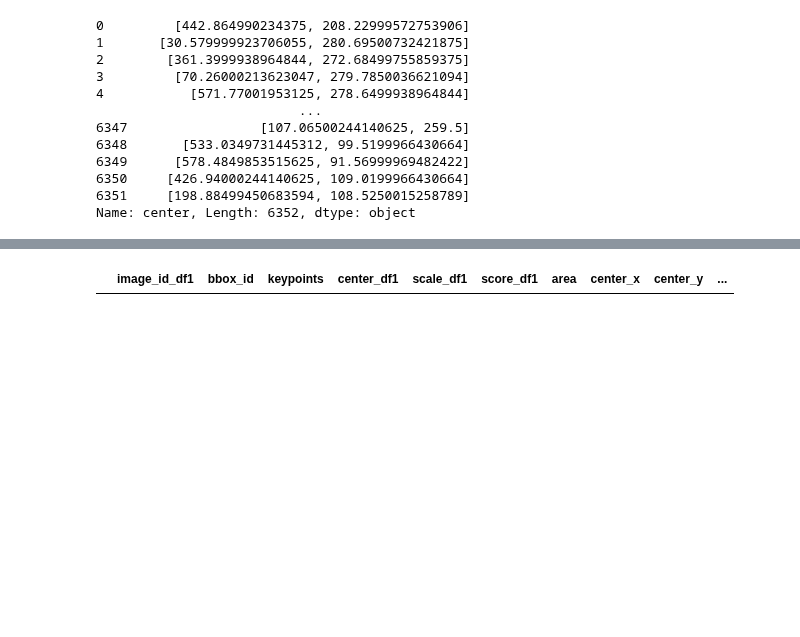
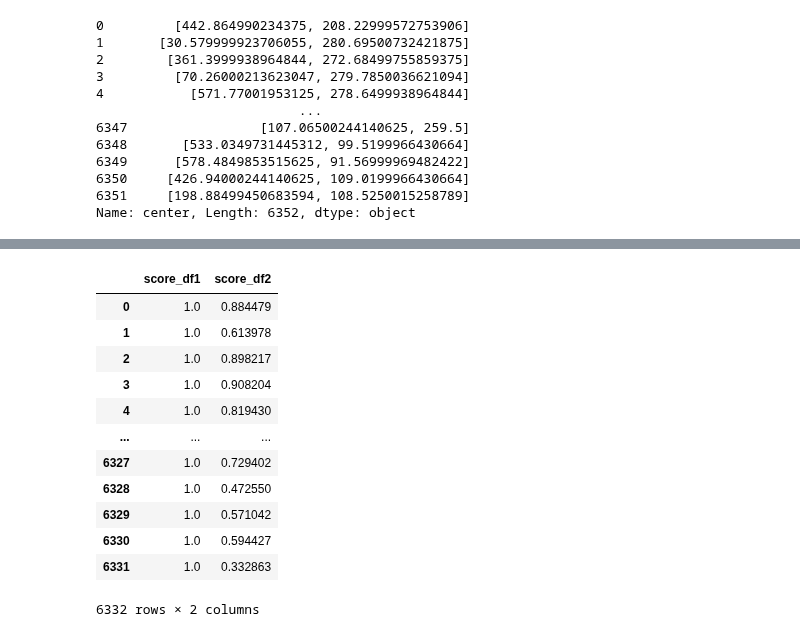
Before and after one commit to yuuhey/image_preprocessing, a Jupyter notebook: make_merged_df_fromGT.ipynb, the cells around one changed output, grey strips where cells are left out. Drawn from its saved outputs; the diff is of its cells as text; code cells hidden in the pictures; blank space fills up the shorter version.

```diff
--- a/make_merged_df_fromGT.ipynb
+++ b/make_merged_df_fromGT.ipynb
@@ -107,4 +109,4 @@ for item in result:
 # %%
-result_df = pd.DataFrame({'image_id':image_id,'center':center,'scale':scale,'score':score})
+result_df = pd.DataFrame({'image_id':image_id,'center':center,'scale':scale,'score':score, 'bbox_id':bbox_id})
 result_df
 # %% [output]
@@ -149,7 +151,7 @@ Index(['image_id', 'center', 'scale', 'score'], dtype='object')
 # %%
 # bbox에서 kpts 저장되어있는 모델 중간 json 파일
 # JSON 파일 경로
-json_file_path = 'GT_result.json'
+json_file_path = 'dataset/GT_result.json'
 
 # JSON 파일 읽기
 with open(json_file_path, 'r') as f:
@@ -229,0 +253,6 @@ result_df_expanded = result_df['center'].apply(pd.Series).rename(columns={0:'cen
+# %%
+# kpt_df와 result_df를 image_id와 bbox_id를 기준으로 병합
+merged_df = pd.merge(kpt_df, result_df, on=['image_id', 'bbox_id'], how='inner', suffixes=('_df1', '_df2'))
+
+# 결과 확인
+print(merged_df)
@@ -230,10 +277,10 @@ result_df_expanded = result_df['center'].apply(pd.Series).rename(columns={0:'cen
 # %%
-# 기존의 key 열은 삭제
-df1 = pd.concat([kpt_df, kpt_df_expanded], axis=1)
-df2 = pd.concat([result_df, result_df_expanded], axis=1)
+# # 기존의 key 열은 삭제
+# df1 = pd.concat([kpt_df, kpt_df_expanded], axis=1)
+# df2 = pd.concat([result_df, result_df_expanded], axis=1)
 
-# 키를 기준으로 데이터프레임 합치기
-merged_df = pd.merge(df1, df2, how='inner', on=['center_x', 'center_y'], suffixes=('_df1', '_df2'))
+# # 키를 기준으로 데이터프레임 합치기
+# merged_df = pd.merge(df1, df2, how='inner', on=['center_x', 'center_y'], suffixes=('_df1', '_df2'))
 # %%
 merged_df.columns
 # %% [output]
@@ -243,5 +289,17 @@ Index(['image_id_df1', 'bbox_id', 'keypoints', 'center_df1', 'scale_df1',
       dtype='object')
 # %%
-merged_df[merged_df['image_id_df1'] != merged_df['image_id_df2']]
+merged_df[merged_df['score_df1'] != merged_df['score_df2']][['score_df1', 'score_df2']]
 # %% [output]
-|  | image_id_df1 | bbox_id | keypoints | center_df1 | scale_df1 | score_df1 | area | center_x | center_y | ... |
+|  | score_df1 | score_df2 |
+| 0 | 1.0 | 0.884479 |
+| 1 | 1.0 | 0.613978 |
+| 2 | 1.0 | 0.898217 |
+| 3 | 1.0 | 0.908204 |
+| 4 | 1.0 | 0.819430 |
+| ... | ... | ... |
+| 6327 | 1.0 | 0.729402 |
+| 6328 | 1.0 | 0.472550 |
+| 6329 | 1.0 | 0.571042 |
+| 6330 | 1.0 | 0.594427 |
+| 6331 | 1.0 | 0.332863 |
+6332 rows × 2 columns
```
Also changed, not shown: parts of 40 cells of this notebook.
